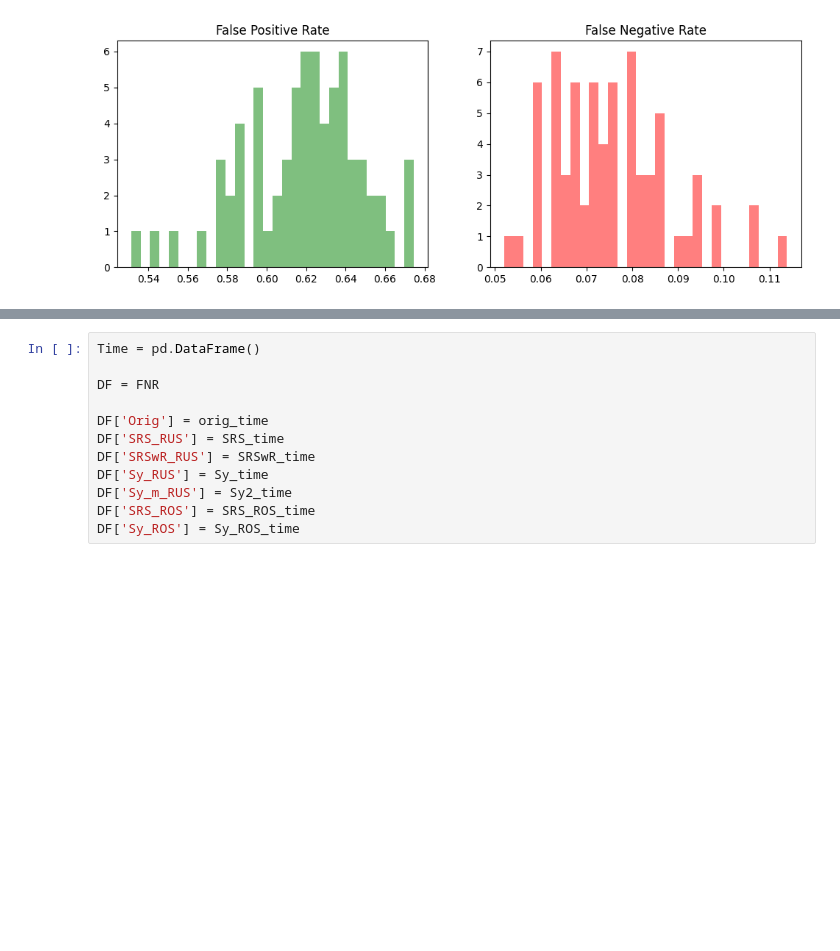
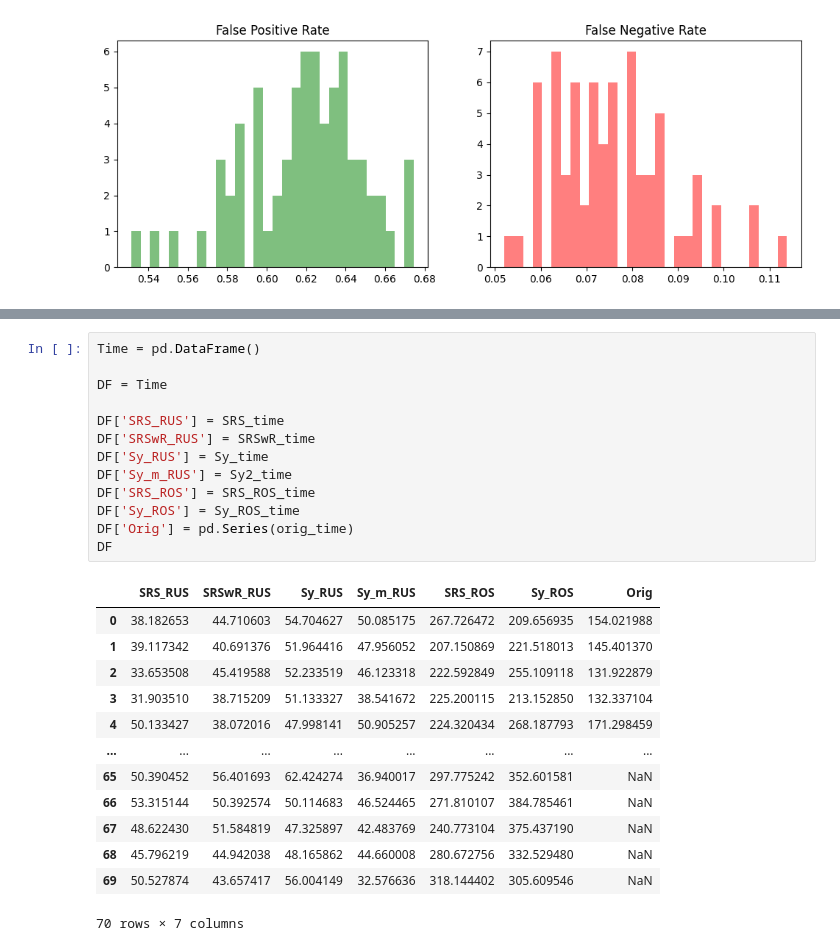
Before and after one commit to AndreiAf02/Transfer_Learning_Fine_Tuning_Update, a Jupyter notebook: Diabetes_Performance_Analysis.ipynb, the cells around one changed output, grey strips where cells are left out. Saved outputs shown, nothing was run; the diff lists cells and outputs as text; blank space fills up the shorter version.

```diff
--- a/Diabetes_Performance_Analysis.ipynb
+++ b/Diabetes_Performance_Analysis.ipynb
@@ -760,15 +793,30 @@ sns.boxplot([dataset['Orig'], dataset['SRS_RUS'], dataset['SRSwR_RUS'],
 # %%
 Time = pd.DataFrame()
 
-DF = FNR
+DF = Time
 
-DF['Orig'] = orig_time
 DF['SRS_RUS'] = SRS_time
 DF['SRSwR_RUS'] = SRSwR_time
 DF['Sy_RUS'] = Sy_time
 DF['Sy_m_RUS'] = Sy2_time
 DF['SRS_ROS'] = SRS_ROS_time
 DF['Sy_ROS'] = Sy_ROS_time
+DF['Orig'] = pd.Series(orig_time)
+DF
+# %% [output]
+|  | SRS_RUS | SRSwR_RUS | Sy_RUS | Sy_m_RUS | SRS_ROS | Sy_ROS | Orig |
+| 0 | 38.182653 | 44.710603 | 54.704627 | 50.085175 | 267.726472 | 209.656935 | 154.021988 |
+| 1 | 39.117342 | 40.691376 | 51.964416 | 47.956052 | 207.150869 | 221.518013 | 145.401370 |
+| 2 | 33.653508 | 45.419588 | 52.233519 | 46.123318 | 222.592849 | 255.109118 | 131.922879 |
+| 3 | 31.903510 | 38.715209 | 51.133327 | 38.541672 | 225.200115 | 213.152850 | 132.337104 |
+| 4 | 50.133427 | 38.072016 | 47.998141 | 50.905257 | 224.320434 | 268.187793 | 171.298459 |
+| ... | ... | ... | ... | ... | ... | ... | ... |
+| 65 | 50.390452 | 56.401693 | 62.424274 | 36.940017 | 297.775242 | 352.601581 | NaN |
+| 66 | 53.315144 | 50.392574 | 50.114683 | 46.524465 | 271.810107 | 384.785461 | NaN |
+| 67 | 48.622430 | 51.584819 | 47.325897 | 42.483769 | 240.773104 | 375.437190 | NaN |
+| 68 | 45.796219 | 44.942038 | 48.165862 | 44.660008 | 280.672756 | 332.529480 | NaN |
+| 69 | 50.527874 | 43.657417 | 56.004149 | 32.576636 | 318.144402 | 305.609546 | NaN |
+70 rows × 7 columns
 # %%
 dataset = DF
 
```
Also changed, not shown: parts of 6 cells of this notebook.
